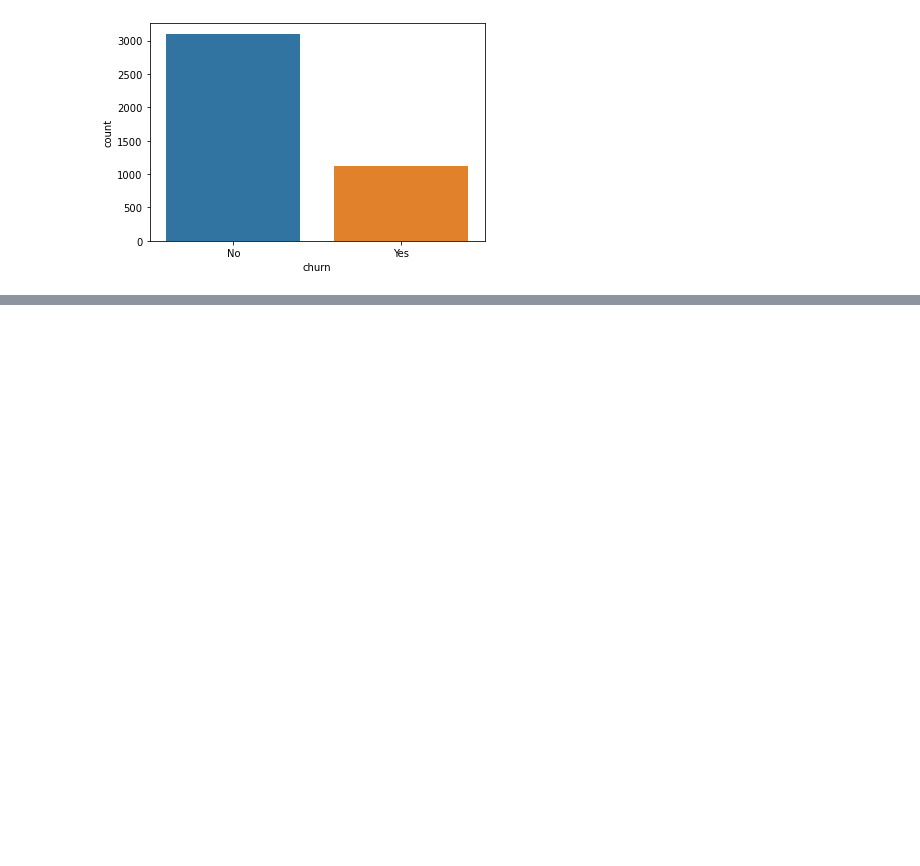
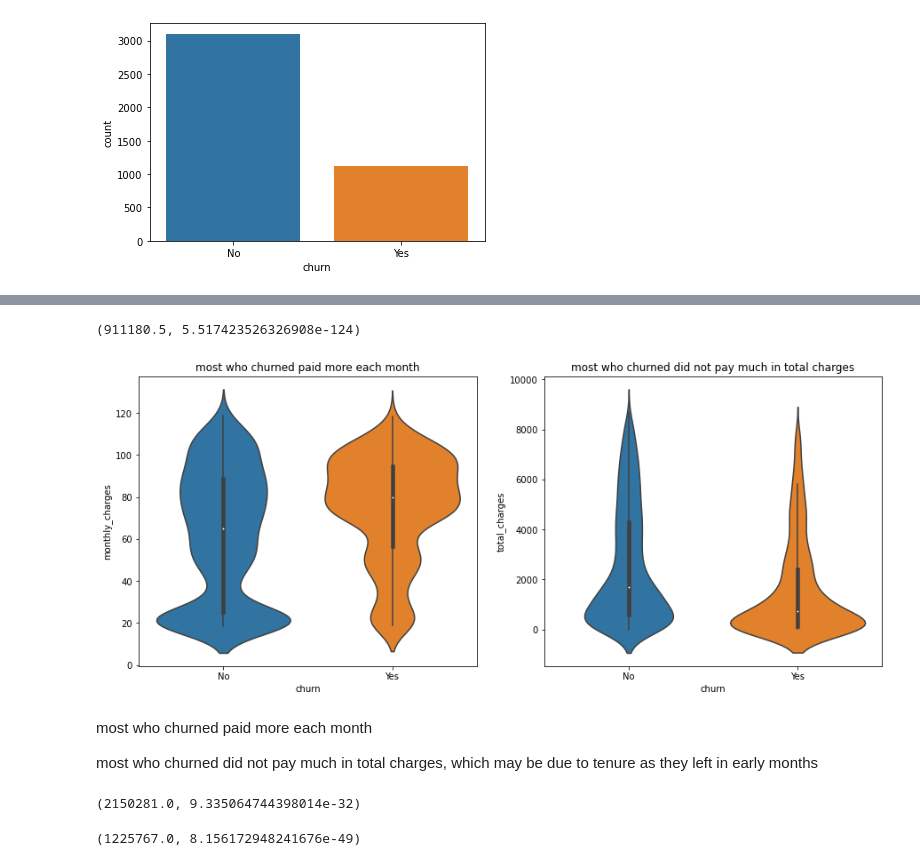
Before and after one commit to rajeshlamichhane04/Telco-classification-project, a Jupyter notebook: Telco-project-workbook.ipynb, the cells around one changed output, grey strips where cells are left out. Drawn from its saved outputs; the diff is of its cells as text; code cells hidden in the pictures; blank space fills up the shorter version.

```diff
--- a/Telco-project-workbook.ipynb
+++ b/Telco-project-workbook.ipynb
@@ -501,0 +590,9 @@ AttributeError: 'DataFrame' object has no attribute 'categorical_var'
+# %%
+#H0: no difference in tenure of people who churned and who did not
+#H1: difference in tenure of people who churned and who did not
+train_yes_churn_tenure= train[train.churn_encoded == 1].tenure
+train_no_churn_tenure= train[train.churn_encoded == 0].tenure
+t,p =stats.mannwhitneyu(train_yes_churn_tenure,train_no_churn_tenure)
+t,p
+# %% [output]
+(911180.5, 5.517423526326908e-124)
@@ -501,0 +602,27 @@ AttributeError: 'DataFrame' object has no attribute 'categorical_var'
+# %%
+numeric_var = ["tenure","monthly_charges","total_charges"]
+
+plt.figure(figsize = (15,6))
+plt.subplot(1,2,1)
+plt.title("most who churned paid more each month")
+sns.violinplot(x = "churn",y = "monthly_charges", data = train)
+
+plt.subplot(1,2,2)
+plt.title("most who churned did not pay much in total charges")
+sns.violinplot(x = "churn",y = "total_charges", data = train)
+plt.show()
+# %% [output]
+[figure, added]
+# %% [markdown]
+most who churned paid more each month
+
+most who churned did not pay much in total charges, which may be due to tenure as they left in early months
+# %%
+#H0: no difference in monthly charges of people who churned and who did not
+#H1: difference in monthly charge of people who churned and who did not
+train_yes_churn= train[train.churn_encoded == 1].monthly_charges
+train_no_churn= train[train.churn_encoded == 0].monthly_charges
+t,p =stats.mannwhitneyu(train_yes_churn,train_no_churn)
+t,p
+# %% [output]
+(2150281.0, 9.335064744398014e-32)
@@ -501,0 +632,9 @@ AttributeError: 'DataFrame' object has no attribute 'categorical_var'
+# %%
+#H0: no difference in total charges of people who churned and who did not
+#H1: difference in total charge of people who churned and who did not
+train_yes_churn= train[train.churn_encoded == 1].total_charges
+train_no_churn= train[train.churn_encoded == 0].total_charges
+t,p =stats.mannwhitneyu(train_yes_churn,train_no_churn)
+t,p
+# %% [output]
+(1225767.0, 8.156172948241676e-49)
```
Also changed, not shown: parts of 21 cells of this notebook.
